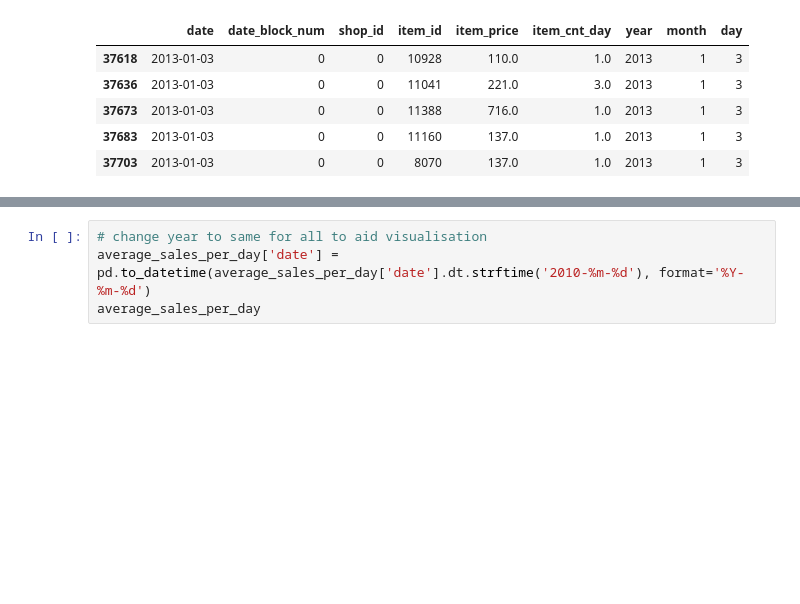
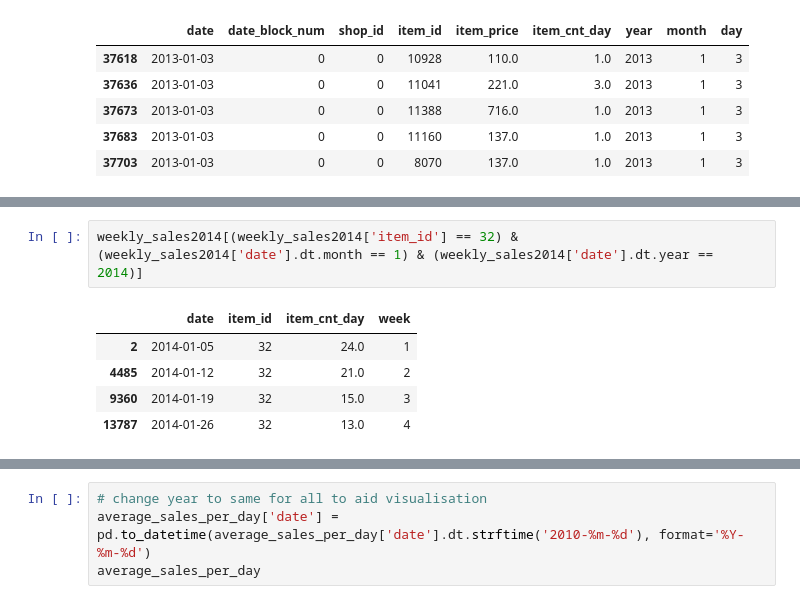
Before and after one commit to OliviaJayeola/DataSciencePortfolio, a Jupyter notebook: predict_sales/predict_sales.ipynb, the cells around one changed output, grey strips where cells are left out. Saved outputs shown, nothing was run; the diff lists cells and outputs as text; blank space fills up the shorter version.

```diff
--- a/predict_sales/predict_sales.ipynb
+++ b/predict_sales/predict_sales.ipynb
@@ -158,0 +173,8 @@ print(average_sales_per_day.head(), '\n', average_sales_per_month.head())
+# %%
+weekly_sales2014[(weekly_sales2014['item_id'] == 32) & (weekly_sales2014['date'].dt.month == 1) & (weekly_sales2014['date'].dt.year == 2014)]
+# %% [output]
+|  | date | item_id | item_cnt_day | week |
+| 2 | 2014-01-05 | 32 | 24.0 | 1 |
+| 4485 | 2014-01-12 | 32 | 21.0 | 2 |
+| 9360 | 2014-01-19 | 32 | 15.0 | 3 |
+| 13787 | 2014-01-26 | 32 | 13.0 | 4 |
```
Also changed, not shown: parts of 19 cells of this notebook.
